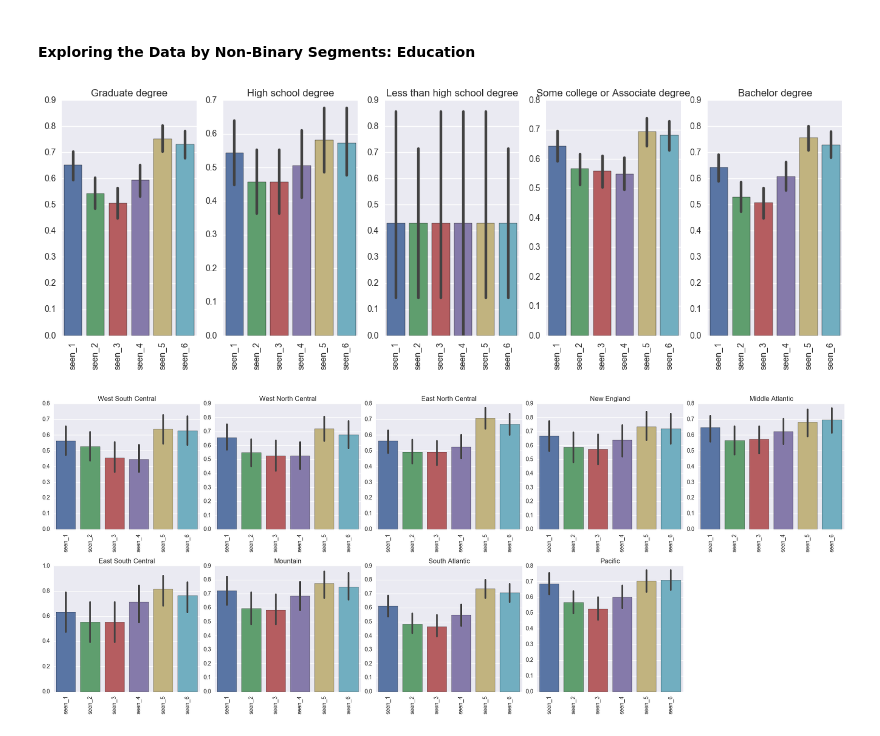
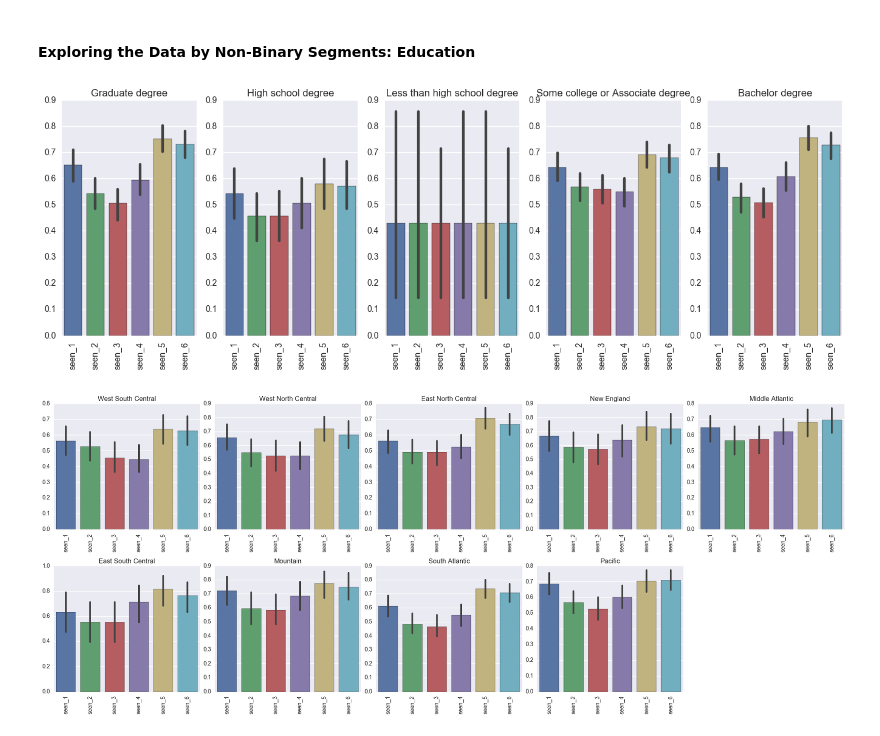
Before and after one commit to ihijazi/python-for-data-science, a Jupyter notebook: Star Wars Analytics.ipynb, the cells around one changed output. Drawn from its saved outputs; the diff is of its cells as text; code cells hidden in the pictures.

```diff
--- a/Star Wars Analytics.ipynb
+++ b/Star Wars Analytics.ipynb
@@ -134,22 +134,23 @@ plt.show()
 # %%
 fig = plt.figure(figsize=(20,5))
 
 counter = 1
 
 for e in set(starwars["Education"]):
     if pd.isnull(e):
         continue
     edu = starwars[starwars["Education"] == e][starwars.columns[3:9]]
     ax = fig.add_subplot(1,6,counter)
     sn = sns.barplot(data=edu)
     sn.set_title(e)
     plt.xticks(rotation=90)
+    plt.ylim(.0,.9)
     counter+=1
 
 
 plt.show()
 # %% [output]
-[figure, old version]
+[figure, new version]
 # %%
 fig = plt.figure(figsize=(20,8))
 
```
Also changed, not shown: parts of 1 cell of this notebook.
